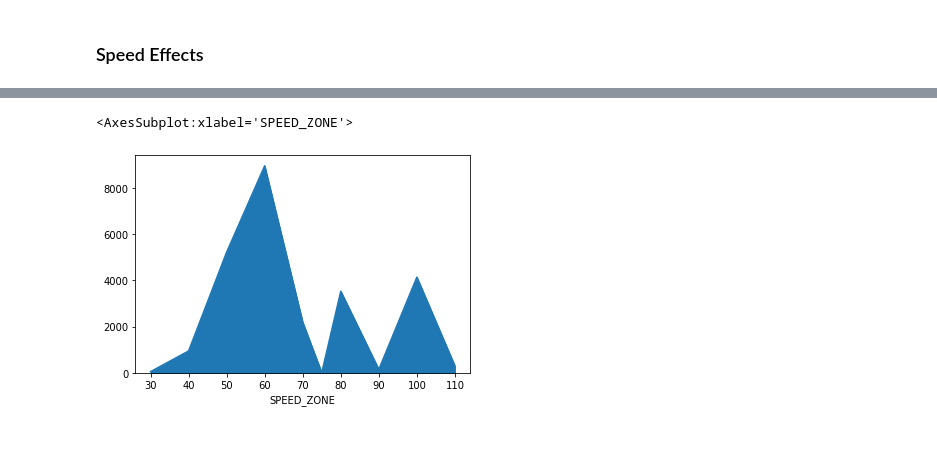
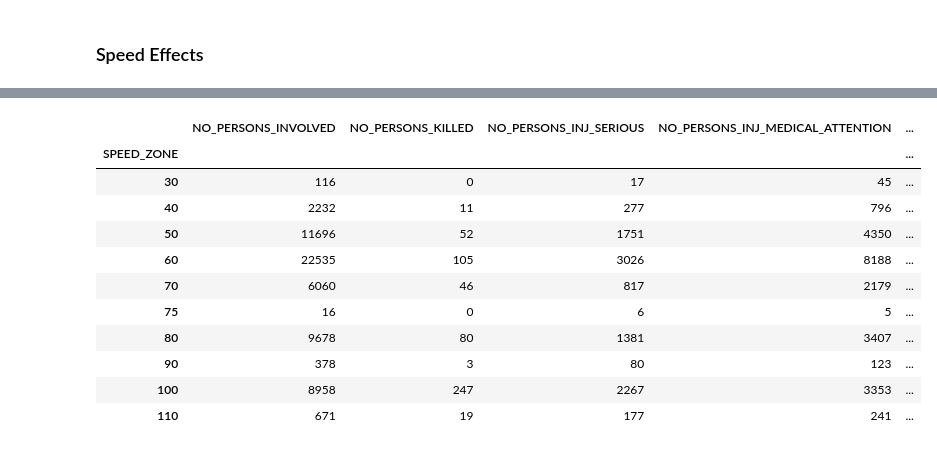
Before and after one commit to parthatulparekh/VIC_Road_Accident, a Jupyter notebook: Road_Accident.ipynb, the cells around one changed output, grey strips where cells are left out. Cells and saved outputs as stored; diff of their text form; code cells hidden in the pictures.

```diff
--- a/Road_Accident.ipynb
+++ b/Road_Accident.ipynb
@@ -136,6 +154,16 @@ plt.show()
 # %%
-df2 = df.groupby('SPEED_ZONE')['SPEED_ZONE'].count()
-df2.plot.area()
+df2 = df.groupby(['SPEED_ZONE']).sum()
+df2
 # %% [output]
-<AxesSubplot:xlabel='SPEED_ZONE'>
-[figure, removed]
+|  | NO_PERSONS_INVOLVED | NO_PERSONS_KILLED | NO_PERSONS_INJ_SERIOUS | NO_PERSONS_INJ_MEDICAL_ATTENTION | ... |
+| SPEED_ZONE |  |  |  |  | ... |
+| 30 | 116 | 0 | 17 | 45 | ... |
+| 40 | 2232 | 11 | 277 | 796 | ... |
+| 50 | 11696 | 52 | 1751 | 4350 | ... |
+| 60 | 22535 | 105 | 3026 | 8188 | ... |
+| 70 | 6060 | 46 | 817 | 2179 | ... |
+| 75 | 16 | 0 | 6 | 5 | ... |
+| 80 | 9678 | 80 | 1381 | 3407 | ... |
+| 90 | 378 | 3 | 80 | 123 | ... |
+| 100 | 8958 | 247 | 2267 | 3353 | ... |
+| 110 | 671 | 19 | 177 | 241 | ... |
```
Also changed, not shown: parts of 3 cells of this notebook.
